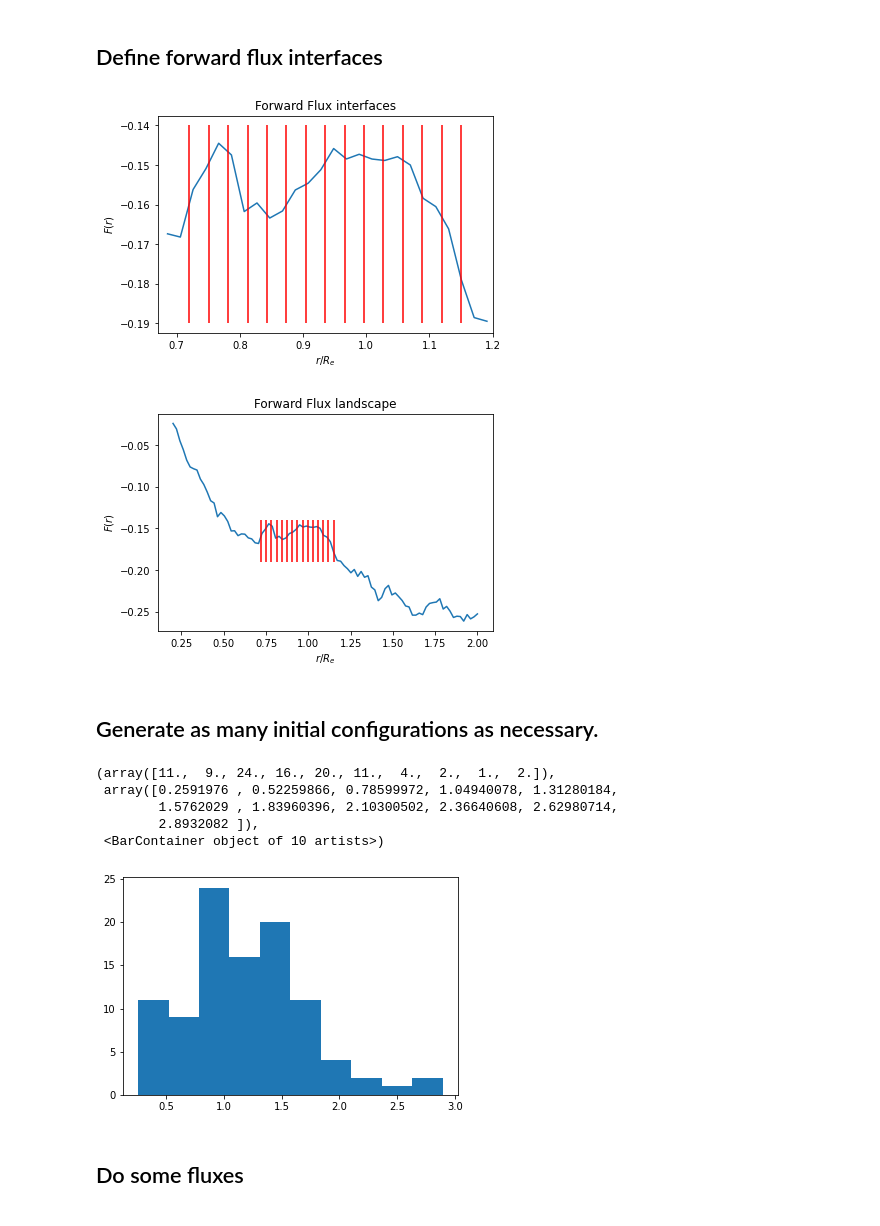
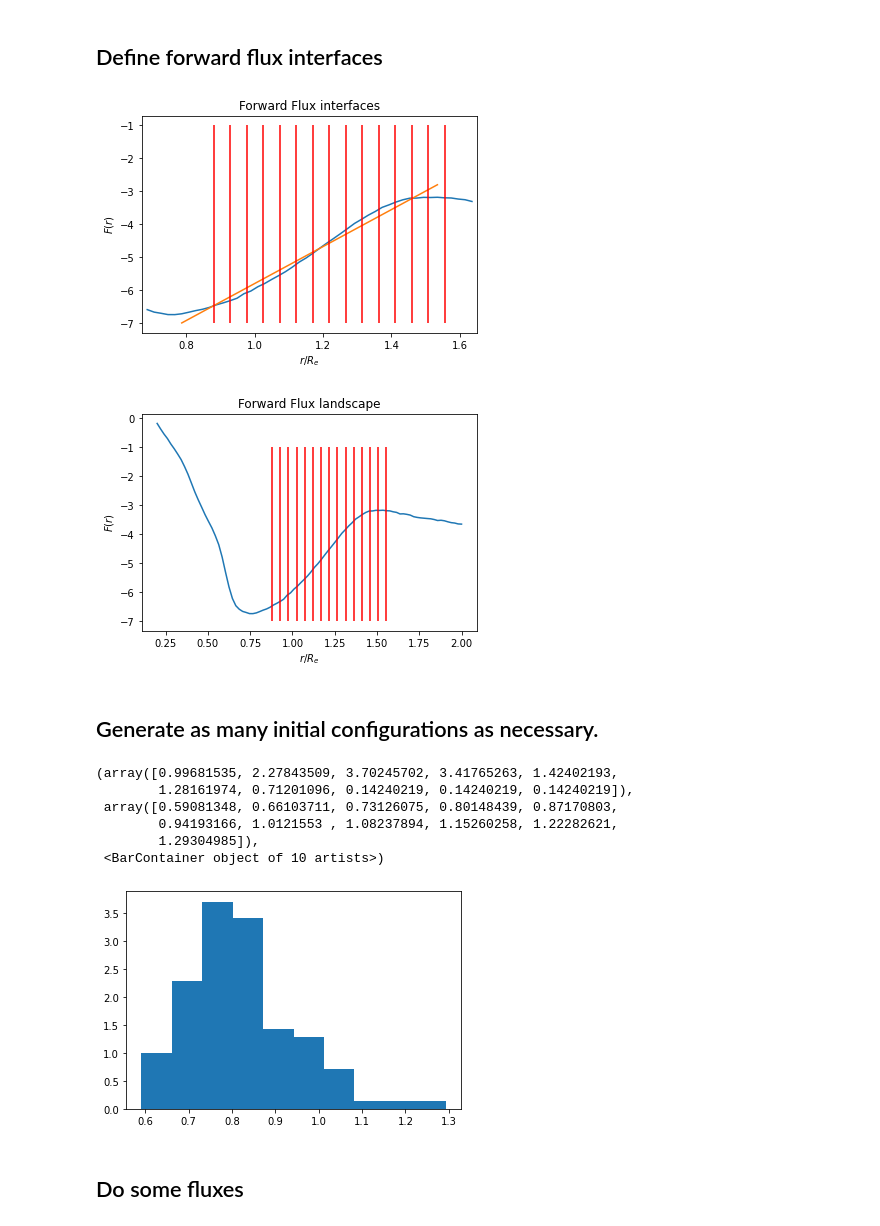
Before and after one commit to h-mnzlr/acpl-softmatter, a Jupyter notebook: notebooks/1_forward_flux.sync.ipynb, the cells around one changed output. Drawn from its saved outputs; the diff is of its cells as text; code cells hidden in the pictures.

```diff
--- a/notebooks/1_forward_flux.sync.ipynb
+++ b/notebooks/1_forward_flux.sync.ipynb
@@ -21,32 +23,42 @@ figure_dir = Path.cwd() / ".." / "report" / "figures"
 # %% [markdown]
 ## Define forward flux interfaces
 # %%
-rs, free_energy = np.loadtxt(data_dir / "free_energy.dat").T
-start, end = .72, 1.15
+rs, free_energy = np.loadtxt(data_dir / "ex1_free_energy_profile.dat").T
+start, end = .72, 1.6
 mask = np.logical_and(start - .05 < rs, rs < end + .05)
-num_interfaces = 15
-interfaces = np.linspace(start, end, num=num_interfaces)
+linreg_mask = np.logical_and(start + .05 < rs, rs < end - .05)
+
+lower = np.min(free_energy[mask])
+upper = np.max(free_energy[mask]) + .5  # we want to go far over the barrier
+delta_f_spacing = .4
+num_interfaces = (upper - lower) // delta_f_spacing + 6  # make a little more and also rounding
+linreg = scipy.stats.linregress(rs[linreg_mask], free_energy[linreg_mask])
+
+free_energy_space = np.linspace(lower, upper, num=int(num_interfaces))[1:]
+interfaces = (free_energy_space - linreg.intercept) / linreg.slope  # type: ignore
+
 plt.plot(rs[mask], free_energy[mask])
+plt.plot(rs[linreg_mask], linreg.slope * rs[linreg_mask] + linreg.intercept)  # type: ignore
 for r in interfaces:
-    plt.vlines(r, -.19, -.14, color="r")
+    plt.vlines(r, -1, -7, color="r")
 plt.xlim(start - .05, end + .05)
 plt.ylabel("$F(r)$")
 plt.xlabel("$r/R_e$")
 plt.title("Forward Flux interfaces")
 plt.savefig(figure_dir / "ex2_forward_flux_interfaces.pdf")
 plt.show()
 
 plt.plot(rs, free_energy)
 for r in interfaces:
-    plt.vlines(r, -.19, -.14, color="r")
+    plt.vlines(r, -1, -7, color="r")
 plt.ylabel("$F(r)$")
 plt.xlabel("$r/R_e$")
 plt.title("Forward Flux landscape")
 plt.savefig(figure_dir / "ex2_forward_flux_landscape.pdf")
 plt.show()
 # %% [output]
-[figure, old version]
+[figure, new version]
-[figure, old version]
+[figure, new version]
 # %% [markdown]
 ## Generate as many initial configurations as necessary.
 # %%
@@ -82,14 +90,15 @@ for _ in tqdm_(range(100)):
 
 configs = map(lambda a: (a[A_SEGMENTS] + a[A_SEGMENTS + 1]) / 2, configs)
 configs = list(map(soft_matter.energy.polymer_pos_to_rad, configs))
-plt.hist(configs)
+plt.hist(configs, density=True, stacked=True, bins=10)
 # %% [output]
-(array([11.,  9., 24., 16., 20., 11.,  4.,  2.,  1.,  2.]),
- array([0.2591976 , 0.52259866, 0.78599972, 1.04940078, 1.31280184,
-        1.5762029 , 1.83960396, 2.10300502, 2.36640608, 2.62980714,
-        2.8932082 ]),
+(array([0.99681535, 2.27843509, 3.70245702, 3.41765263, 1.42402193,
+        1.28161974, 0.71201096, 0.14240219, 0.14240219, 0.14240219]),
+ array([0.59081348, 0.66103711, 0.73126075, 0.80148439, 0.87170803,
+        0.94193166, 1.0121553 , 1.08237894, 1.15260258, 1.22282621,
+        1.29304985]),
  <BarContainer object of 10 artists>)
-[figure, old version]
+[figure, new version]
 # %% [markdown]
 ## Do some fluxes
 # %%
```
Also changed, not shown: parts of 4 cells of this notebook, 3 other files.
